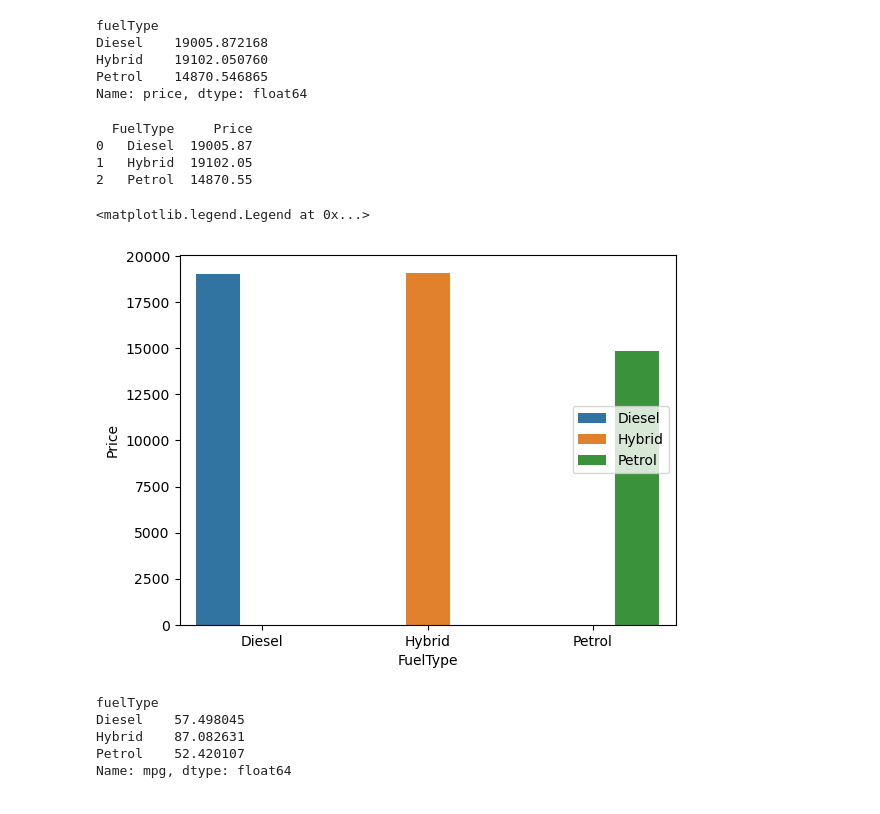
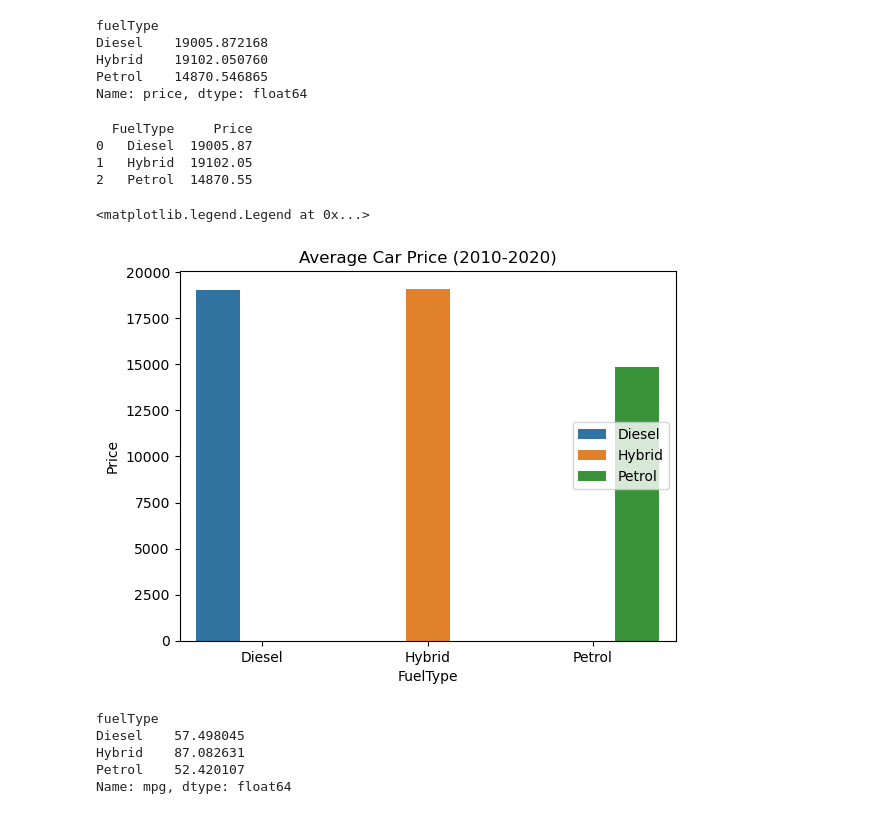
Before and after one commit to patpmcm/UCDPA_PatrickMcMahon, a Jupyter notebook: Car_Stats.ipynb, the cells around one changed output. Cells and saved outputs as stored; diff of their text form; code cells hidden in the pictures.

```diff
--- a/Car_Stats.ipynb
+++ b/Car_Stats.ipynb
@@ -44,20 +56,20 @@ Name: price, dtype: float64
 # %%
 car_prices = [{'FuelType' : 'Diesel', 'Price' : 19005.87},
               {'FuelType' : 'Hybrid', 'Price' : 19102.05},
               {'FuelType' : 'Petrol', 'Price' : 14870.55}]
 
 car_prices_df = pd.DataFrame(car_prices)
 print(car_prices_df)
 
-sns.barplot(x = 'FuelType', y = 'Price', data = car_prices_df, hue = 'FuelType')
+sns.barplot(x = 'FuelType', y = 'Price', data = car_prices_df, hue = 'FuelType').set(title = 'Average Car Price (2010-2020)')
 plt.legend(loc = 'center right')
 # %% [output]
   FuelType     Price
 0   Diesel  19005.87
 1   Hybrid  19102.05
 2   Petrol  14870.55
 <matplotlib.legend.Legend at 0x...>
-[figure, old version]
+[figure, new version]
 # %%
 cars_filtered2.groupby('fuelType',)['mpg'].mean()
 # %% [output]
```
Also changed, not shown: parts of 3 cells of this notebook.
